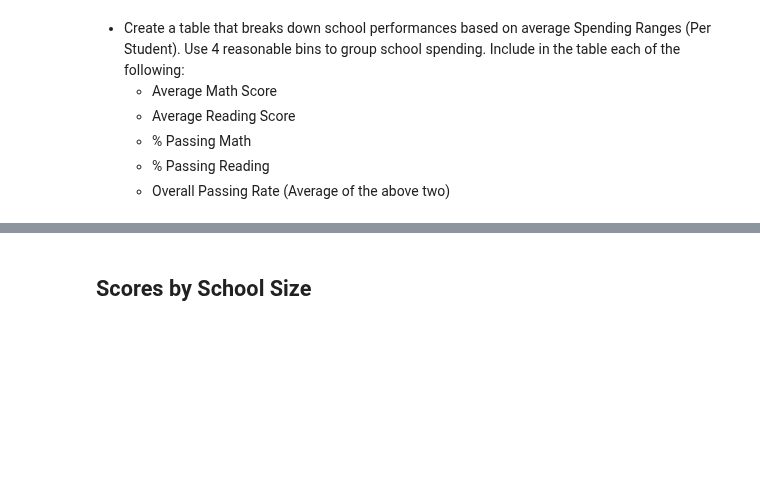
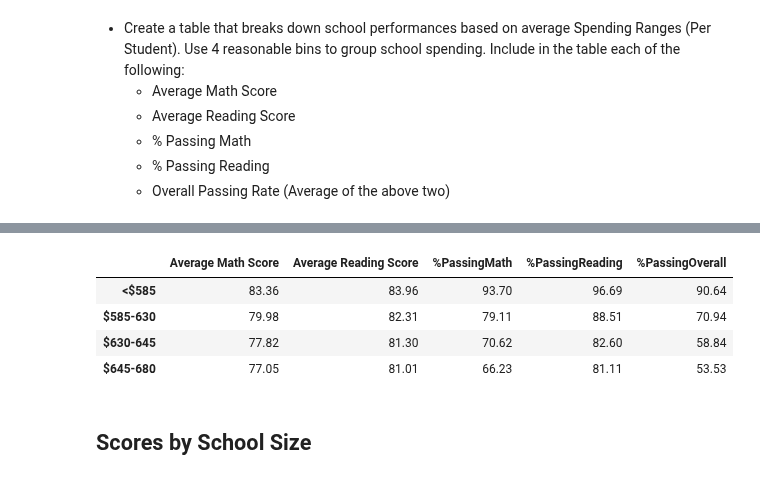
Before and after one commit to jakemperry/pandas-challenge, a Jupyter notebook: PyCitySchools/PyCitySchools_jmp.ipynb, the cells around one changed output, grey strips where cells are left out. Drawn from its saved outputs; the diff is of its cells as text; code cells hidden in the pictures; blank space fills up the shorter version.

Commit message:
updated submission, with conclusions/analysis of data trends in Jupyter Notebook

```diff
--- a/PyCitySchools/PyCitySchools_jmp.ipynb
+++ b/PyCitySchools/PyCitySchools_jmp.ipynb
@@ -305,3 +327,25 @@ readGradeAvgs
+# %%
+#Create a groupby to apply the bins to the merged passing student data
+scoreBothGroups = scoreBothPass.groupby(['PerStudentBudgetRange_math'])
+scoreBothPass1 = scoreBothGroups['math_score'].count()
+scoreBothPass1 = (scoreBothPass1/scoreReadCount)*100
+
+#Put it all together into a summary dataframe
+scoreSpendingSummary = pd.DataFrame({
+    'Average Math Score':scoreMathAvg.map("{:.2f}".format),
+    'Average Reading Score':scoreReadAvg.map("{:.2f}".format),
+    '%PassingMath':scoreMathPass.map("{:.2f}".format),
+    '%PassingReading':scoreReadPass.map("{:.2f}".format),
+    '%PassingOverall':scoreBothPass1.map("{:.2f}".format)
+})
+scoreSpendingSummary.index.rename('SpendRangePerStudent')
+scoreSpendingSummary
+# %% [output]
+|  | Average Math Score | Average Reading Score | %PassingMath | %PassingReading | %PassingOverall |
+| <$585 | 83.36 | 83.96 | 93.70 | 96.69 | 90.64 |
+| $585-630 | 79.98 | 82.31 | 79.11 | 88.51 | 70.94 |
+| $630-645 | 77.82 | 81.30 | 70.62 | 82.60 | 58.84 |
+| $645-680 | 77.05 | 81.01 | 66.23 | 81.11 | 53.53 |
 # %% [markdown]
 ## Scores by School Size
 # %% [markdown]
```
Also changed, not shown: parts of 9 cells of this notebook.
